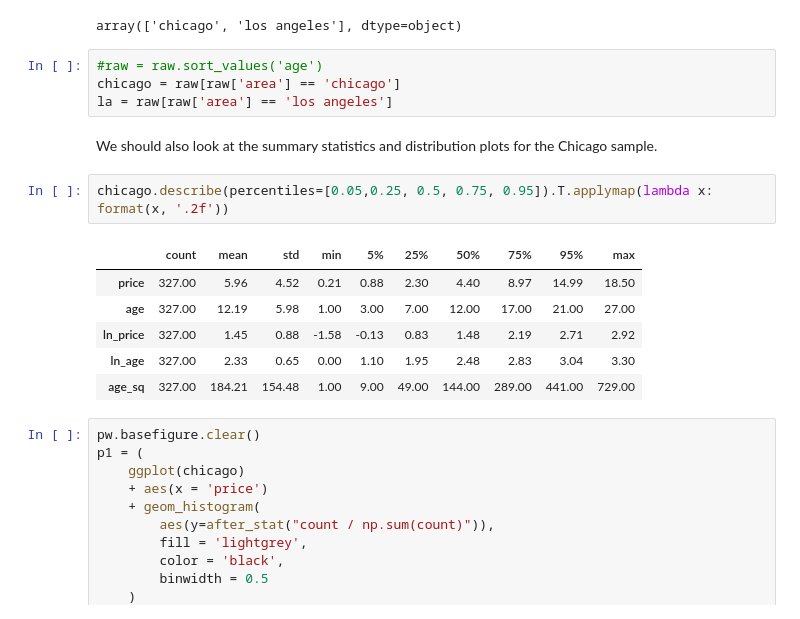
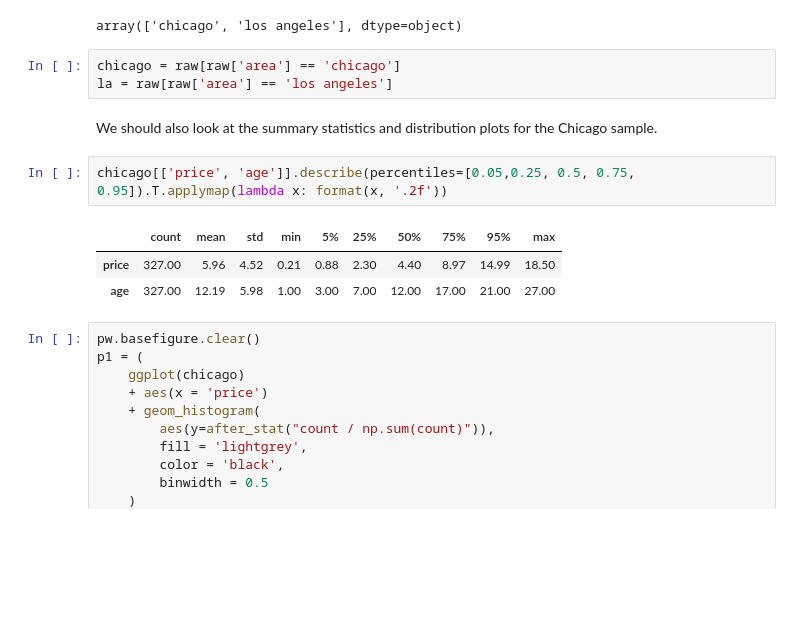
Before and after one commit to marton-nagy-marton/Coding1_assignment1, a Jupyter notebook: Matyas_Kovacs-Marton_Nagy_Coding1_HA1.ipynb, the cells around one changed output. Drawn from its saved outputs; the diff is of its cells as text; blank space fills up the shorter version.

Commit message:
Add some formatting for external validity stargazers

```diff
--- a/Matyas_Kovacs-Marton_Nagy_Coding1_HA1.ipynb
+++ b/Matyas_Kovacs-Marton_Nagy_Coding1_HA1.ipynb
@@ -217,20 +217,16 @@ raw.area.unique()
 # %% [output]
 array(['chicago', 'los angeles'], dtype=object)
 # %%
-#raw = raw.sort_values('age')
 chicago = raw[raw['area'] == 'chicago']
 la = raw[raw['area'] == 'los angeles']
 # %% [markdown]
 We should also look at the summary statistics and distribution plots for the Chicago sample.
 # %%
-chicago.describe(percentiles=[0.05,0.25, 0.5, 0.75, 0.95]).T.applymap(lambda x: format(x, '.2f'))
+chicago[['price', 'age']].describe(percentiles=[0.05,0.25, 0.5, 0.75, 0.95]).T.applymap(lambda x: format(x, '.2f'))
 # %% [output]
 |  | count | mean | std | min | 5% | 25% | 50% | 75% | 95% | max |
 | price | 327.00 | 5.96 | 4.52 | 0.21 | 0.88 | 2.30 | 4.40 | 8.97 | 14.99 | 18.50 |
 | age | 327.00 | 12.19 | 5.98 | 1.00 | 3.00 | 7.00 | 12.00 | 17.00 | 21.00 | 27.00 |
-| ln_price | 327.00 | 1.45 | 0.88 | -1.58 | -0.13 | 0.83 | 1.48 | 2.19 | 2.71 | 2.92 |
-| ln_age | 327.00 | 2.33 | 0.65 | 0.00 | 1.10 | 1.95 | 2.48 | 2.83 | 3.04 | 3.30 |
-| age_sq | 327.00 | 184.21 | 154.48 | 1.00 | 9.00 | 49.00 | 144.00 | 289.00 | 441.00 | 729.00 |
 # %%
 pw.basefigure.clear()
 p1 = (
```
Also changed, not shown: parts of 5 cells of this notebook.
